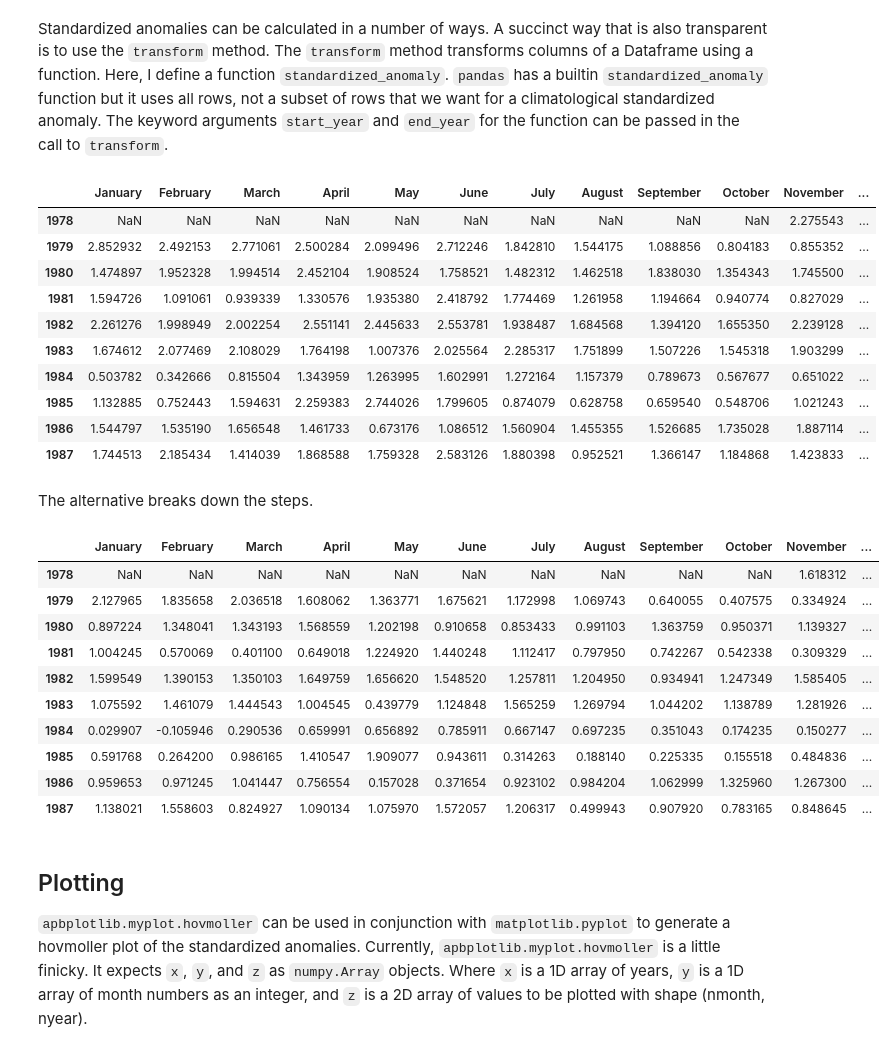
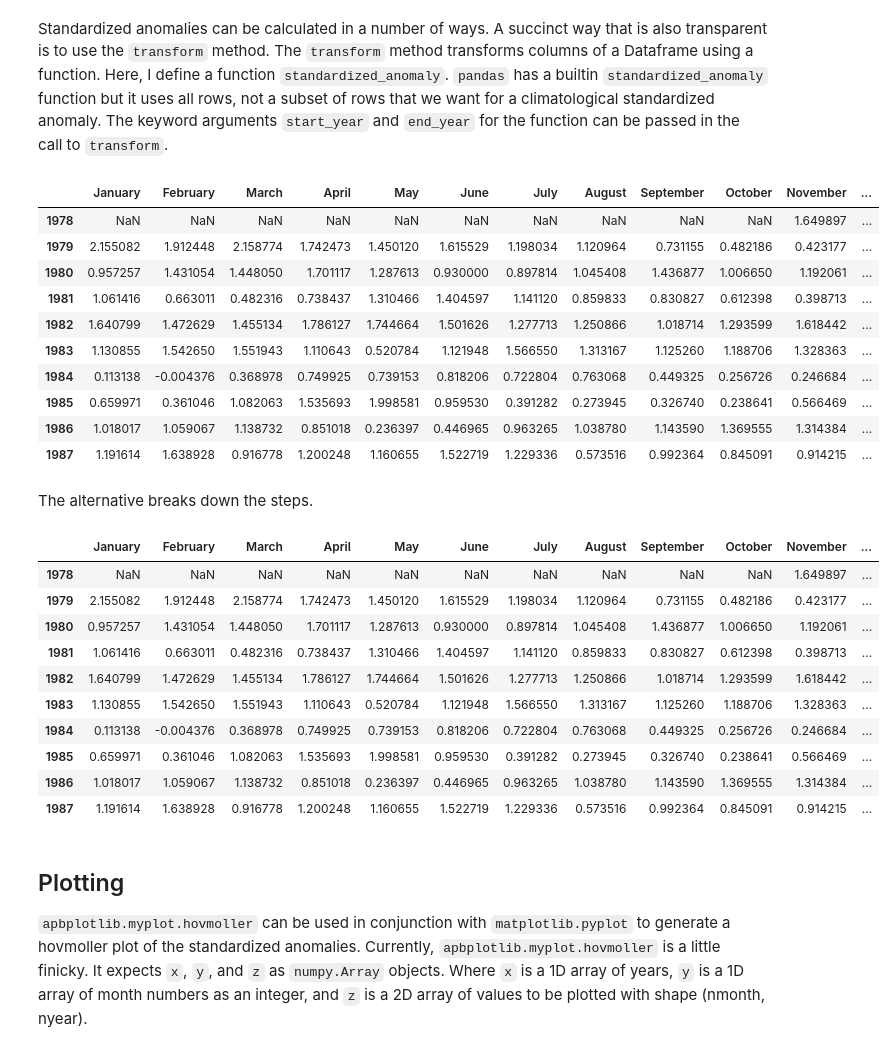
Before and after one commit to andypbarrett/ASINA, a Jupyter notebook: notebooks/plot_seaice_anomaly_hovmoller.ipynb, the cells around one changed output. Saved outputs shown, nothing was run; the diff lists cells and outputs as text; code cells hidden in the pictures.

```diff
--- a/notebooks/plot_seaice_anomaly_hovmoller.ipynb
+++ b/notebooks/plot_seaice_anomaly_hovmoller.ipynb
@@ -28,42 +28,45 @@ df.head()
 # %% [markdown]
 Standardized anomalies can be calculated in a number of ways.  A succinct way that is also transparent is to use the `transform` method.  The `transform` method transforms columns of a Dataframe using a function.  Here, I define a function `standardized_anomaly`.  `pandas` has a builtin `standardized_anomaly` function but it uses all rows, not a subset of rows that we want for a climatological standardized anomaly.  The keyword arguments `start_year` and `end_year` for the function can be passed in the call to `transform`.
 # %%
-def standardized_anomaly(x, start_year=1980, end_year=2009):
+def standardized_anomaly(x, start_year=1981, end_year=2010):
+    '''Calculate standardized climate anomalies for each month'''
     return (x - x.loc[start_year: end_year].mean(axis=0, skipna=True)) / x.loc[start_year: end_year].std(axis=0, skipna=True)
 
-df_stdanom = df.transform(standardized_anomaly, axis=0, start_year=1980, end_year=2009)
+climate_period_start = 1981
+climate_period_end = 2010
+df_stdanom = df.transform(standardized_anomaly, axis=0, start_year=climate_period_start, end_year=climate_period_end)
 df_stdanom.head(10)
 # %% [output]
 |  | January | February | March | April | May | June | July | August | September | October | November | ... |
-| 1978 | NaN | NaN | NaN | NaN | NaN | NaN | NaN | NaN | NaN | NaN | 2.275543 | ... |
-| 1979 | 2.852932 | 2.492153 | 2.771061 | 2.500284 | 2.099496 | 2.712246 | 1.842810 | 1.544175 | 1.088856 | 0.804183 | 0.855352 | ... |
-| 1980 | 1.474897 | 1.952328 | 1.994514 | 2.452104 | 1.908524 | 1.758521 | 1.482312 | 1.462518 | 1.838030 | 1.354343 | 1.745500 | ... |
-| 1981 | 1.594726 | 1.091061 | 0.939339 | 1.330576 | 1.935380 | 2.418792 | 1.774469 | 1.261958 | 1.194664 | 0.940774 | 0.827029 | ... |
-| 1982 | 2.261276 | 1.998949 | 2.002254 | 2.551141 | 2.445633 | 2.553781 | 1.938487 | 1.684568 | 1.394120 | 1.655350 | 2.239128 | ... |
-| 1983 | 1.674612 | 2.077469 | 2.108029 | 1.764198 | 1.007376 | 2.025564 | 2.285317 | 1.751899 | 1.507226 | 1.545318 | 1.903299 | ... |
-| 1984 | 0.503782 | 0.342666 | 0.815504 | 1.343959 | 1.263995 | 1.602991 | 1.272164 | 1.157379 | 0.789673 | 0.567677 | 0.651022 | ... |
-| 1985 | 1.132885 | 0.752443 | 1.594631 | 2.259383 | 2.744026 | 1.799605 | 0.874079 | 0.628758 | 0.659540 | 0.548706 | 1.021243 | ... |
-| 1986 | 1.544797 | 1.535190 | 1.656548 | 1.461733 | 0.673176 | 1.086512 | 1.560904 | 1.455355 | 1.526685 | 1.735028 | 1.887114 | ... |
-| 1987 | 1.744513 | 2.185434 | 1.414039 | 1.868588 | 1.759328 | 2.583126 | 1.880398 | 0.952521 | 1.366147 | 1.184868 | 1.423833 | ... |
+| 1978 | NaN | NaN | NaN | NaN | NaN | NaN | NaN | NaN | NaN | NaN | 1.649897 | ... |
+| 1979 | 2.155082 | 1.912448 | 2.158774 | 1.742473 | 1.450120 | 1.615529 | 1.198034 | 1.120964 | 0.731155 | 0.482186 | 0.423177 | ... |
+| 1980 | 0.957257 | 1.431054 | 1.448050 | 1.701117 | 1.287613 | 0.930000 | 0.897814 | 1.045408 | 1.436877 | 1.006650 | 1.192061 | ... |
+| 1981 | 1.061416 | 0.663011 | 0.482316 | 0.738437 | 1.310466 | 1.404597 | 1.141120 | 0.859833 | 0.830827 | 0.612398 | 0.398713 | ... |
+| 1982 | 1.640799 | 1.472629 | 1.455134 | 1.786127 | 1.744664 | 1.501626 | 1.277713 | 1.250866 | 1.018714 | 1.293599 | 1.618442 | ... |
+| 1983 | 1.130855 | 1.542650 | 1.551943 | 1.110643 | 0.520784 | 1.121948 | 1.566550 | 1.313167 | 1.125260 | 1.188706 | 1.328363 | ... |
+| 1984 | 0.113138 | -0.004376 | 0.368978 | 0.749925 | 0.739153 | 0.818206 | 0.722804 | 0.763068 | 0.449325 | 0.256726 | 0.246684 | ... |
+| 1985 | 0.659971 | 0.361046 | 1.082063 | 1.535693 | 1.998581 | 0.959530 | 0.391282 | 0.273945 | 0.326740 | 0.238641 | 0.566469 | ... |
+| 1986 | 1.018017 | 1.059067 | 1.138732 | 0.851018 | 0.236397 | 0.446965 | 0.963265 | 1.038780 | 1.143590 | 1.369555 | 1.314384 | ... |
+| 1987 | 1.191614 | 1.638928 | 0.916778 | 1.200248 | 1.160655 | 1.522719 | 1.229336 | 0.573516 | 0.992364 | 0.845091 | 0.914215 | ... |
 # %% [markdown]
 The alternative breaks down the steps.
 # %%
-xmean = df.loc[1980:2009, :].mean(axis=0, skipna=True)
-xstd = df.loc[1980:2009, :].std(axis=0, skipna=True)
+xmean = df.loc[climate_period_start: climate_period_end, :].mean(axis=0, skipna=True)
+xstd = df.loc[climate_period_start: climate_period_end, :].std(axis=0, skipna=True)
 df_stdanom_alt = (df - xmean) / xstd
 df_stdanom_alt.head(10)
 # %% [output]
 |  | January | February | March | April | May | June | July | August | September | October | November | ... |
-| 1978 | NaN | NaN | NaN | NaN | NaN | NaN | NaN | NaN | NaN | NaN | 1.618312 | ... |
-| 1979 | 2.127965 | 1.835658 | 2.036518 | 1.608062 | 1.363771 | 1.675621 | 1.172998 | 1.069743 | 0.640055 | 0.407575 | 0.334924 | ... |
-| 1980 | 0.897224 | 1.348041 | 1.343193 | 1.568559 | 1.202198 | 0.910658 | 0.853433 | 0.991103 | 1.363759 | 0.950371 | 1.139327 | ... |
-| 1981 | 1.004245 | 0.570069 | 0.401100 | 0.649018 | 1.224920 | 1.440248 | 1.112417 | 0.797950 | 0.742267 | 0.542338 | 0.309329 | ... |
-| 1982 | 1.599549 | 1.390153 | 1.350103 | 1.649759 | 1.656620 | 1.548520 | 1.257811 | 1.204950 | 0.934941 | 1.247349 | 1.585405 | ... |
-| 1983 | 1.075592 | 1.461079 | 1.444543 | 1.004545 | 0.439779 | 1.124848 | 1.565259 | 1.269794 | 1.044202 | 1.138789 | 1.281926 | ... |
-| 1984 | 0.029907 | -0.105946 | 0.290536 | 0.659991 | 0.656892 | 0.785911 | 0.667147 | 0.697235 | 0.351043 | 0.174235 | 0.150277 | ... |
-| 1985 | 0.591768 | 0.264200 | 0.986165 | 1.410547 | 1.909077 | 0.943611 | 0.314263 | 0.188140 | 0.225335 | 0.155518 | 0.484836 | ... |
-| 1986 | 0.959653 | 0.971245 | 1.041447 | 0.756554 | 0.157028 | 0.371654 | 0.923102 | 0.984204 | 1.062999 | 1.325960 | 1.267300 | ... |
-| 1987 | 1.138021 | 1.558603 | 0.824927 | 1.090134 | 1.075970 | 1.572057 | 1.206317 | 0.499943 | 0.907920 | 0.783165 | 0.848645 | ... |
+| 1978 | NaN | NaN | NaN | NaN | NaN | NaN | NaN | NaN | NaN | NaN | 1.649897 | ... |
+| 1979 | 2.155082 | 1.912448 | 2.158774 | 1.742473 | 1.450120 | 1.615529 | 1.198034 | 1.120964 | 0.731155 | 0.482186 | 0.423177 | ... |
+| 1980 | 0.957257 | 1.431054 | 1.448050 | 1.701117 | 1.287613 | 0.930000 | 0.897814 | 1.045408 | 1.436877 | 1.006650 | 1.192061 | ... |
+| 1981 | 1.061416 | 0.663011 | 0.482316 | 0.738437 | 1.310466 | 1.404597 | 1.141120 | 0.859833 | 0.830827 | 0.612398 | 0.398713 | ... |
+| 1982 | 1.640799 | 1.472629 | 1.455134 | 1.786127 | 1.744664 | 1.501626 | 1.277713 | 1.250866 | 1.018714 | 1.293599 | 1.618442 | ... |
+| 1983 | 1.130855 | 1.542650 | 1.551943 | 1.110643 | 0.520784 | 1.121948 | 1.566550 | 1.313167 | 1.125260 | 1.188706 | 1.328363 | ... |
+| 1984 | 0.113138 | -0.004376 | 0.368978 | 0.749925 | 0.739153 | 0.818206 | 0.722804 | 0.763068 | 0.449325 | 0.256726 | 0.246684 | ... |
+| 1985 | 0.659971 | 0.361046 | 1.082063 | 1.535693 | 1.998581 | 0.959530 | 0.391282 | 0.273945 | 0.326740 | 0.238641 | 0.566469 | ... |
+| 1986 | 1.018017 | 1.059067 | 1.138732 | 0.851018 | 0.236397 | 0.446965 | 0.963265 | 1.038780 | 1.143590 | 1.369555 | 1.314384 | ... |
+| 1987 | 1.191614 | 1.638928 | 0.916778 | 1.200248 | 1.160655 | 1.522719 | 1.229336 | 0.573516 | 0.992364 | 0.845091 | 0.914215 | ... |
 # %% [markdown]
 ## Plotting
 
```
Also changed, not shown: parts of 1 cell of this notebook.
